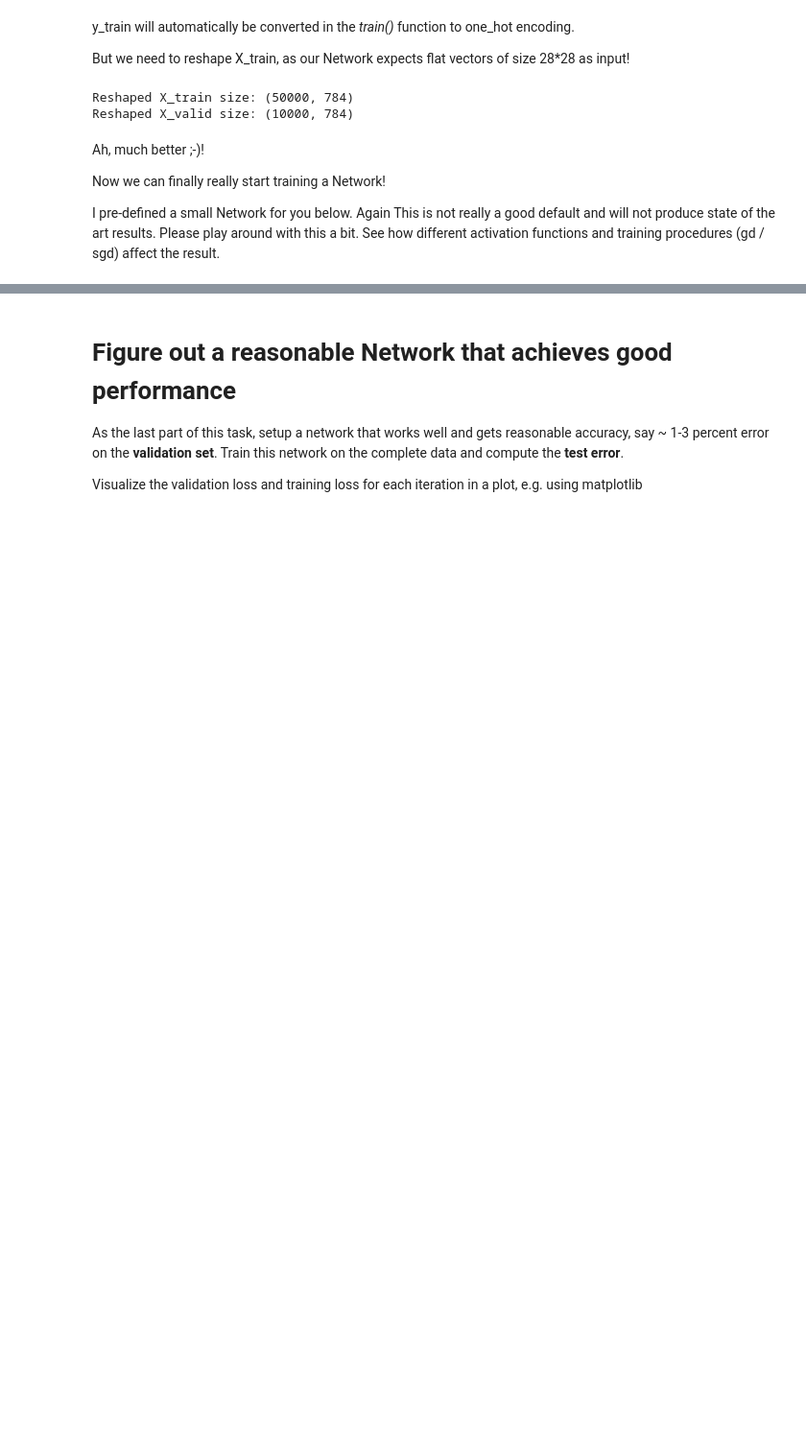
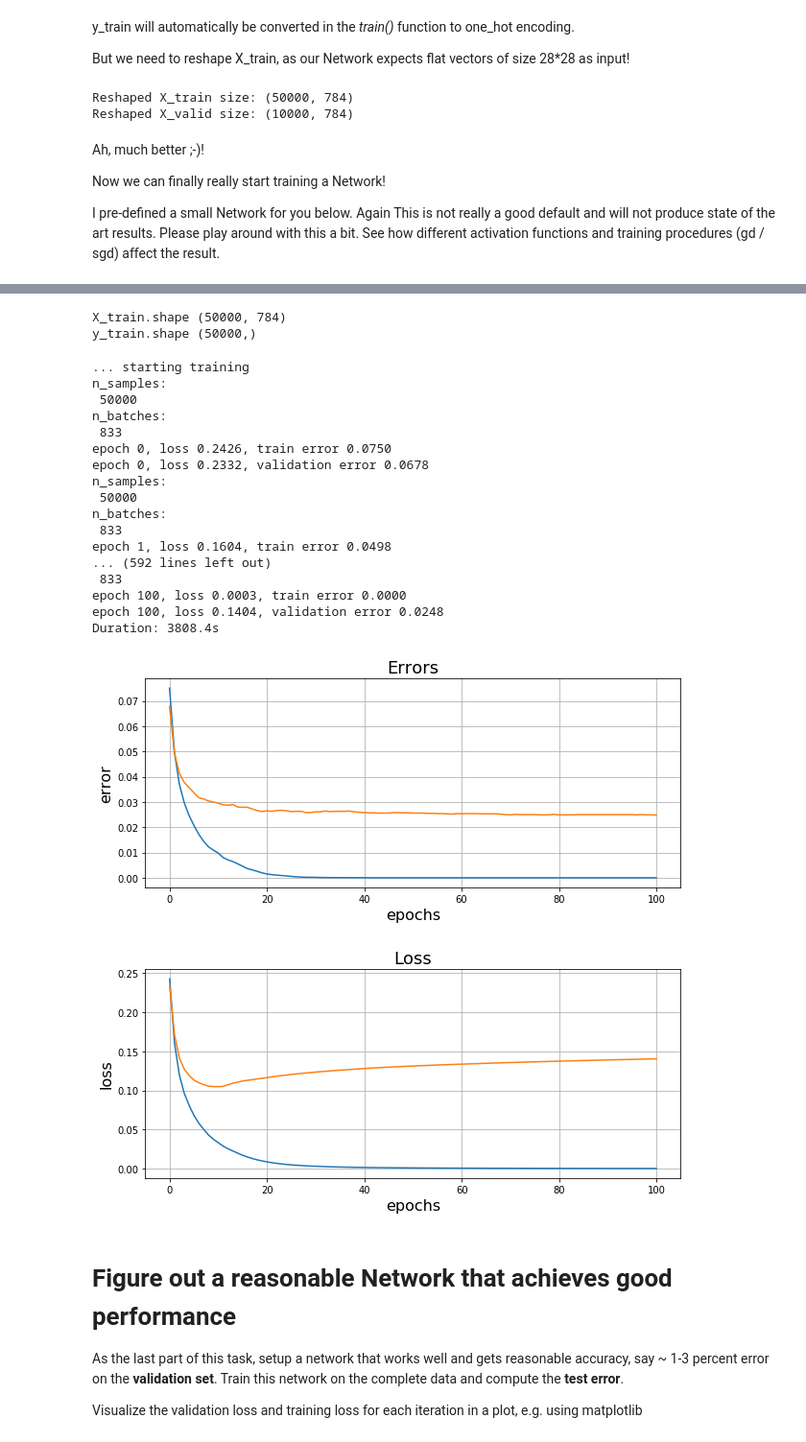
Before and after one commit to AmadeusHovekamp/RoboticsLab, a Jupyter notebook: exercise1/exercise_1_amadeus.ipynb, the cells around one changed output, grey strips where cells are left out. Shown: that part at 96% size. Drawn from its saved outputs; the diff is of its cells as text; code cells hidden in the pictures; blank space fills up the shorter version.

Commit message:
Testing different networks, no really good one yet.

```diff
--- a/exercise1/exercise_1_amadeus.ipynb
+++ b/exercise1/exercise_1_amadeus.ipynb
@@ -740,19 +803,13 @@ layers = [InputLayer(input_shape)]
 layers.append(FullyConnectedLayer(
                 layers[-1],
                 num_units=200,
-                init_stddev=0.1,
-                activation_fun=Activation('tanh')
-))
-layers.append(FullyConnectedLayer(
-                layers[-1],
-                num_units=200,
-                init_stddev=0.1,
-                activation_fun=Activation('sigmoid')
+                init_stddev=0.2,
+                activation_fun=Activation('relu')
 ))
 layers.append(FullyConnectedLayer(
                 layers[-1],
                 num_units=100,
-                init_stddev=0.01,
+                init_stddev=0.1,
                 activation_fun=Activation('relu')
 ))
 layers.append(FullyConnectedLayer(
@@ -764,21 +821,6 @@ layers.append(FullyConnectedLayer(
                 activation_fun=None
 ))
 layers.append(SoftmaxOutput(layers[-1]))
-
-nn = NeuralNetwork(layers)
-# Train neural network
-t0 = time.time()
-
-training_size = 50000
-X_train = X_train[:training_size,:]
-y_train = y_train[:training_size]
-
-validation_size = 1000
-X_valid = X_valid[:validation_size,:]
-y_valid = y_valid[:validation_size]
-train_loss, train_errors, validation_losses, validation_errors =  nn.train(X_train, y_train, X_valid, y_valid, learning_rate=0.1,
-         max_epochs=20, batch_size=50, y_one_hot=True)
-t1 = time.time()
-print('Duration: {:.1f}s'.format(t1-t0))
+nn_200r100r = NeuralNetwork(layers)
 # %% [output]
 New Neural Network constructed
@@ -801,3 +827,45 @@ Duration: 100.4s
+# %%
+# training_size = 5000
+# X_train = X_train[:training_size,:]
+# y_train = y_train[:training_size]
+
+# validation_size = 1000
+# X_valid = X_valid[:validation_size,:]
+# y_valid = y_valid[:validation_size]
+
+print("X_train.shape", X_train.shape)
+print("y_train.shape", y_train.shape)
+# %% [output]
+X_train.shape (50000, 784)
+y_train.shape (50000,)
+# %%
+# Train neural network
+t0 = time.time()
+
+train_losses, train_errors, validation_losses, validation_errors =  nn_200r100r.train(X_train, y_train, X_valid, y_valid, learning_rate = 0.08, max_epochs=100, batch_size=60, y_one_hot=True)
+t1 = time.time()
+print('Duration: {:.1f}s'.format(t1-t0))
+plot_loss_and_error("nn_200r100r")
+# %% [output]
+... starting training
+n_samples:
+ 50000
+n_batches:
+ 833
+epoch 0, loss 0.2426, train error 0.0750
+epoch 0, loss 0.2332, validation error 0.0678
+n_samples:
+ 50000
+n_batches:
+ 833
+epoch 1, loss 0.1604, train error 0.0498
+... (592 lines left out)
+ 833
+epoch 100, loss 0.0003, train error 0.0000
+epoch 100, loss 0.1404, validation error 0.0248
+Duration: 3808.4s
+[figure, added]
+[figure, added]
 # %% [markdown]
 # Figure out a reasonable Network that achieves good performance
 As the last part of this task, setup a network that works well and gets reasonable accuracy, say ~ 1-3 percent error on the **validation set**.
```
Also changed, not shown: parts of 8 cells of this notebook.
